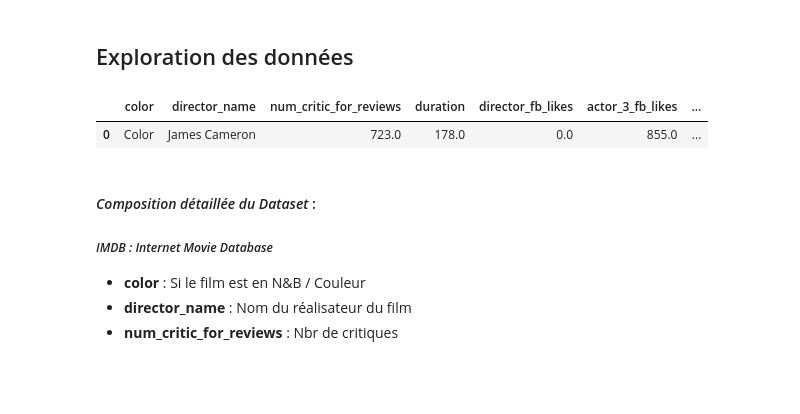
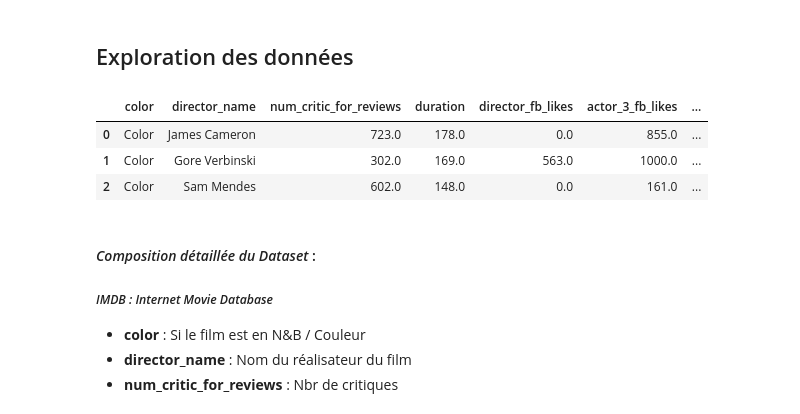
Before and after one commit to Yas2410/movies_predictions_brief, a Jupyter notebook: Projet P5 - Exploration.ipynb, the cells around one changed output. Cells and saved outputs as stored; diff of their text form; code cells hidden in the pictures; blank space fills up the shorter version.

```diff
--- a/Projet P5 - Exploration.ipynb
+++ b/Projet P5 - Exploration.ipynb
@@ -15,12 +16,14 @@ import seaborn as sns
 # %%
 #Affichages de toutes les colonnes
 pd.set_option("display.max_columns", None)
 # Chargement des données
 df = pd.read_csv("./Datas/5000_movies_bis.csv")
-df.head(1)
+df.head(3)
 # %% [output]
 |  | color | director_name | num_critic_for_reviews | duration | director_fb_likes | actor_3_fb_likes | ... |
 | 0 | Color | James Cameron | 723.0 | 178.0 | 0.0 | 855.0 | ... |
+| 1 | Color | Gore Verbinski | 302.0 | 169.0 | 563.0 | 1000.0 | ... |
+| 2 | Color | Sam Mendes | 602.0 | 148.0 | 0.0 | 161.0 | ... |
 # %% [markdown]
 #### *Composition détaillée du Dataset* :
 ##### *IMDB : Internet Movie Database*
```
Also changed, not shown: parts of 8 cells of this notebook, 2 other files.
